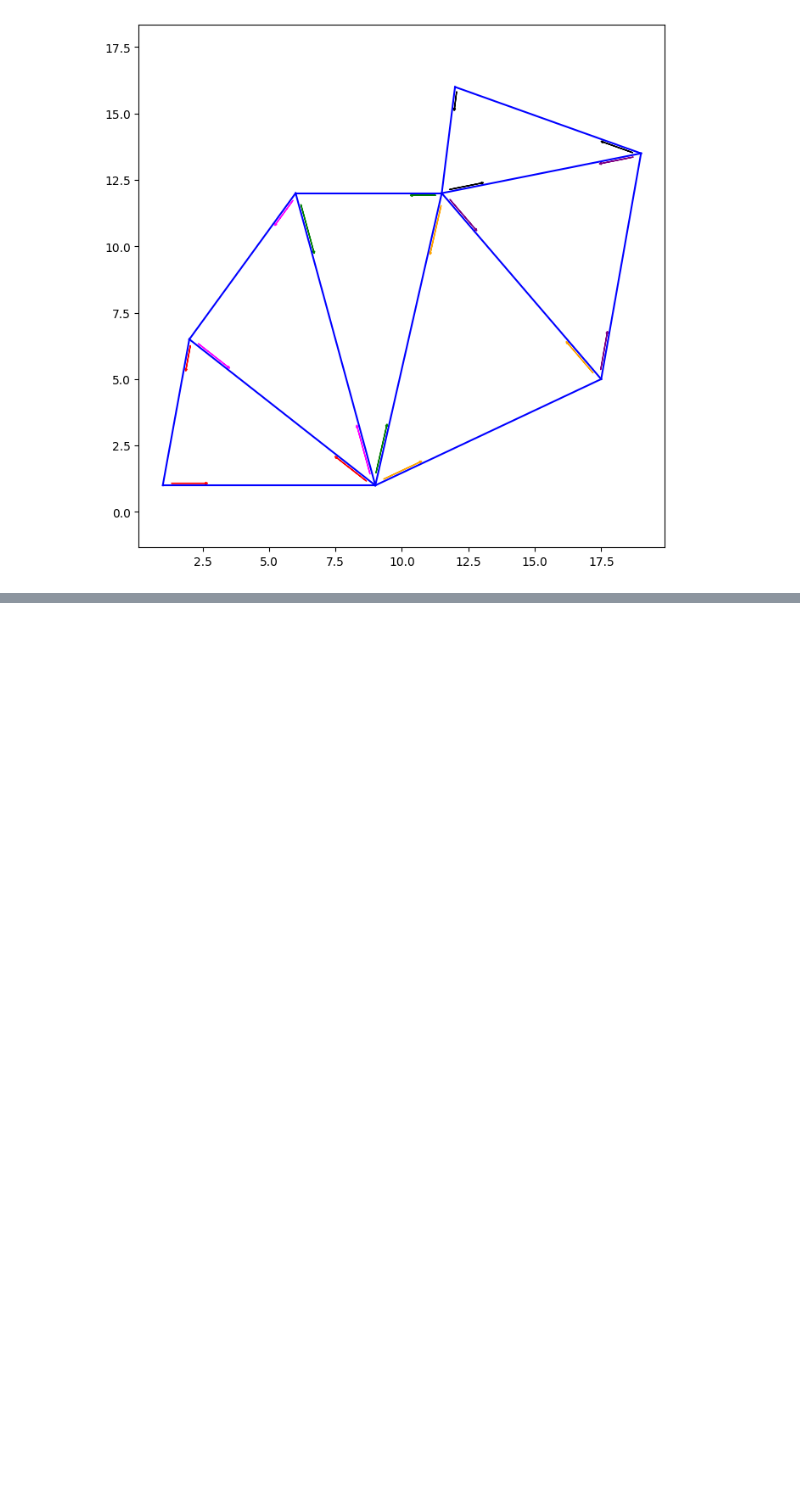
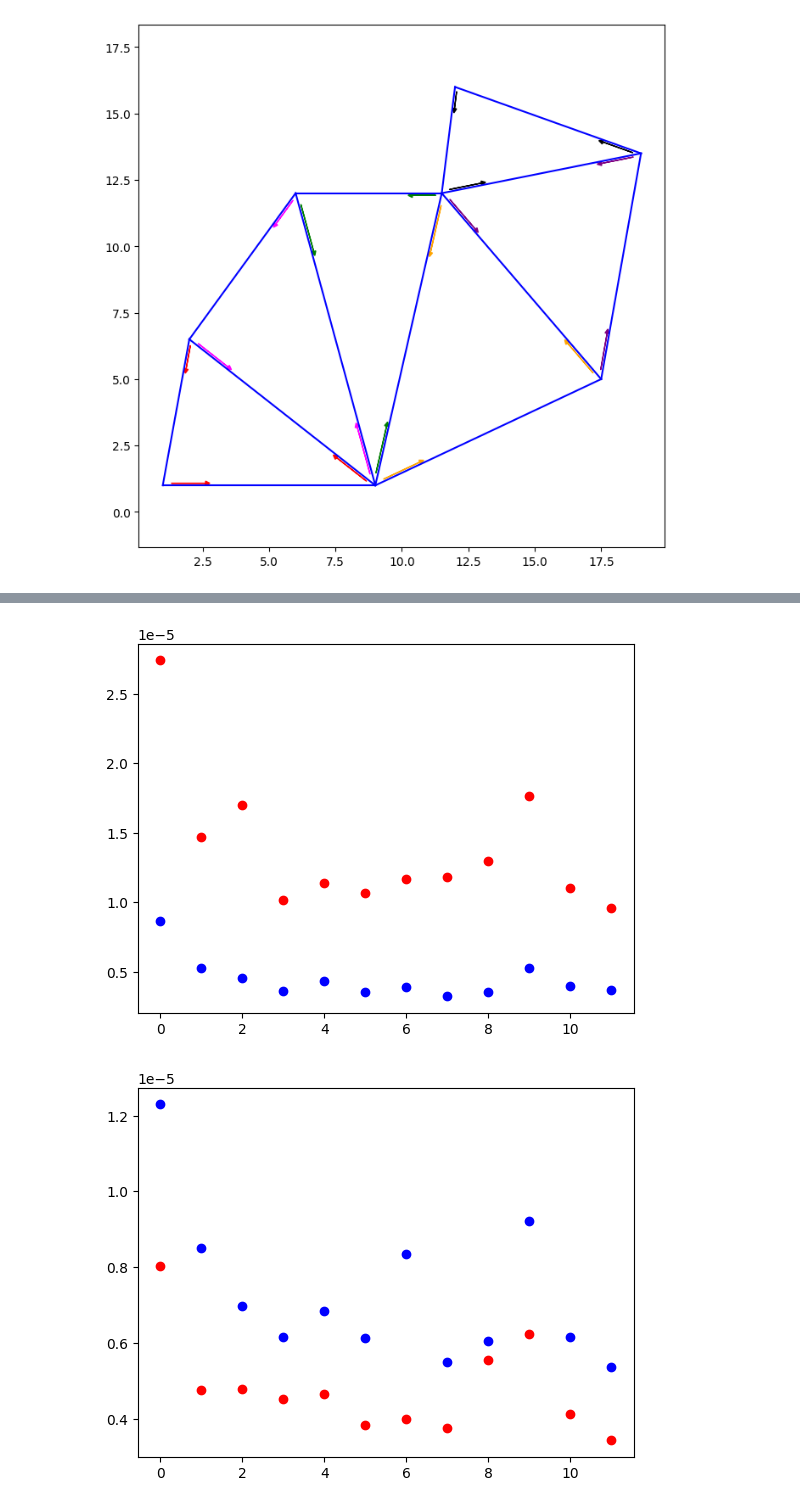
Before and after one commit to htulacz/GeoProj, a Jupyter notebook: halfedge.ipynb, the cells around one changed output, grey strips where cells are left out. Saved outputs shown, nothing was run; the diff lists cells and outputs as text; code cells hidden in the pictures; blank space fills up the shorter version.

```diff
--- a/halfedge.ipynb
+++ b/halfedge.ipynb
@@ -269,6 +269,8 @@ None
 import timeit
 
 def time_tests():
+    h_res = []
+    b_res = []
     for i in range(12):
         p,t = triangulation_reader(str(i + 1))
         con = triangles_to_connections(t)
@@ -287,7 +289,7 @@ def time_tests():
 
         op3 = timeit.timeit('find_triangle_basic(t,p,(1.5,1.5),0)', globals=globals(), number=1)
         print("OP3: ",op3)
-
+        b_i = (op1,op2,op3)
         print("Czas trwania halfedges")
         op1_he = timeit.timeit('apex_surroundings_halfedges(0,he)', globals=globals(), number=1)
         print("OP1: ",op1_he)
@@ -297,3 +299,7 @@ def time_tests():
 
         op3_he = timeit.timeit('find_triangle_halfedge(he,(1.5,1.5),0)', globals=globals(), number=1)
         print("OP3: ",op3_he)
+        he_i = (op1_he,op2_he,op3_he)
+        b_res.append(b_i)
+        h_res.append(he_i)
+    return b_res,h_res
@@ -319,0 +306,2 @@ OP3:  6.348900001285074e-05
+# %%
+tb,th = time_tests()
@@ -319,0 +326,23 @@ OP3:  6.348900001285074e-05
+# %%
+def draw_plot_times(tb,th,op=0):
+    x_val1 = []
+    y_val1 = []
+    for i,(y1,y2,y3) in enumerate(tb):
+        x_val1.extend([i,i,i])
+        y_val1.extend([y1,y2,y3])
+    x_val2 = []
+    y_val2 = []
+    for i,(y1,y2,y3) in enumerate(th):
+        x_val2.extend([i,i,i])
+        y_val2.extend([y1,y2,y3])
+
+    plt.scatter([x_val1[i] for i in range(op,len(x_val1),3)],[y_val1[i] for i in range(op,len(y_val1),3)],c='blue')
+    plt.scatter([x_val2[i] for i in range(op,len(x_val2),3)],[y_val2[i] for i in range(op,len(y_val2),3)],c='red')
+    plt.show()
+
+draw_plot_times(tb,th)
+draw_plot_times(tb,th,1)
+draw_plot_times(tb,th,2)
+# %% [output]
+[figure, added]
+[figure, added]
```
Also changed, not shown: parts of 11 cells of this notebook, 1 other file.
